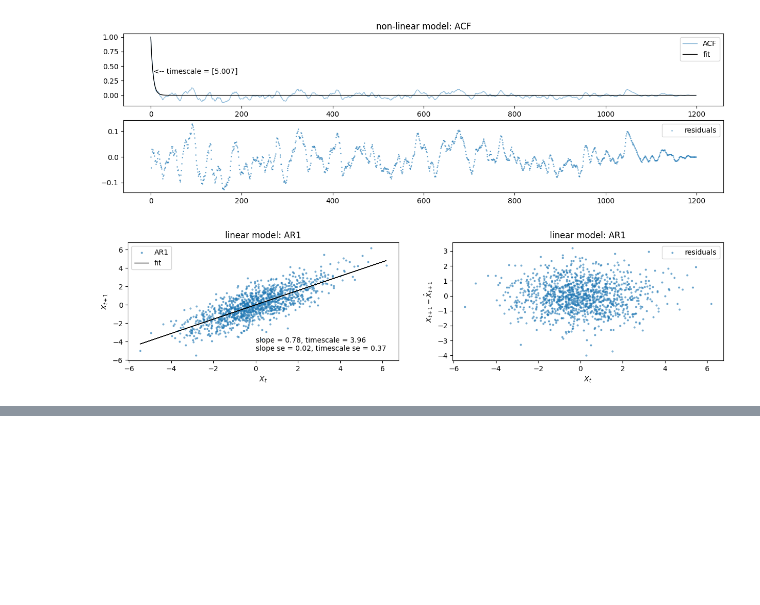
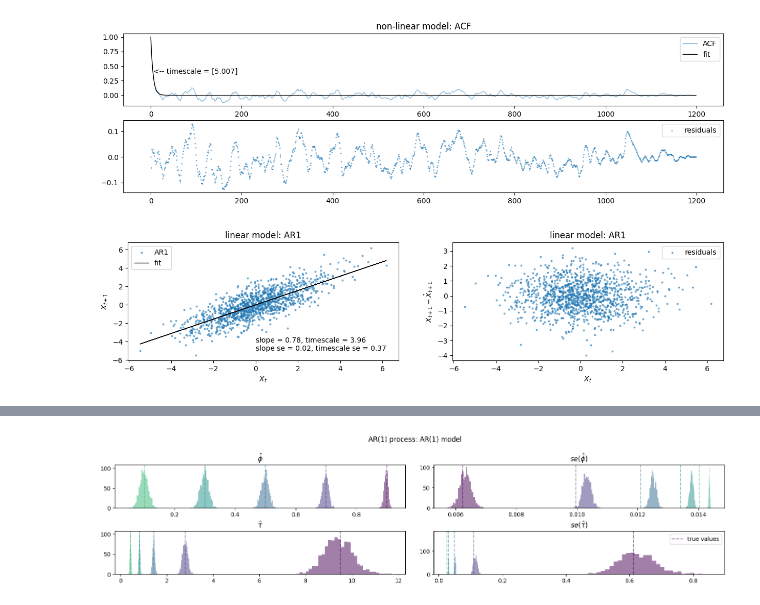
Before and after one commit to griegner/fmri-timescales, a Jupyter notebook: examples/00-simulation-example.ipynb, the cells around one changed output, grey strips where cells are left out. Saved outputs shown, nothing was run; the diff lists cells and outputs as text; code cells hidden in the pictures; blank space fills up the shorter version.

```diff
--- a/examples/00-simulation-example.ipynb
+++ b/examples/00-simulation-example.ipynb
@@ -170,23 +170,71 @@ ax[1].legend()
 # %%
-# repeate simulations of AR(1) process with fixed AR coefficients
+def calc_ar_bias(phis, n_timepoints, n_repeats=1000, random_seed=0):
+    """repeate simulations of AR(p) process with fixed coefficients phi_1, phi_2, ..., phi_p"""
+    random_state = np.random.default_rng(random_seed)
+    random_seeds = random_state.integers(0, 100000, size=n_repeats)
+
+    df = {"phi^": [], "se(phi^)": [], "tau^": [], "se(tau^)": []}
+
+    for random_seed in random_seeds:
+        for phi in phis:
+            X = sim.sim_ar(phi, n_timepoints, random_seed=random_seed)
+            lls = linregress(X[:-1], X[1:])
+            df["phi^"].append(lls.slope)
+            df["se(phi^)"].append(lls.stderr)
+            df["tau^"].append(-1 / np.log(lls.slope))
+            df["se(tau^)"].append(1 / (lls.slope * np.log(lls.slope) ** 2) * lls.stderr)
+
+    index = np.tile(np.arange(len(phis)), n_repeats)
+    return pd.DataFrame(df, index=index)
+
+
+def plot_ar_bias(df, ar1_coeffs, fig_title):
+    """plot deviations from true values"""
+    fig, axs = plt.subplots(2, 2, figsize=(16, 4))
+    fig.suptitle(fig_title)
+    fig.tight_layout(pad=2)
+
+    # set plotting arguments
+    colors = plt.cm.viridis(np.linspace(0, 1, len(ar1_coeffs) + 2))
+    hist_kwargs = dict(bins=30, alpha=0.5)
+    vline_kwargs = dict(ls="--", alpha=0.5)
+
+    # plot histograms for estimated values, and vlines for true values
+    for idx, df_group in df.groupby(level=0):
+        # phi
+        axs[0, 0].hist(df_group["phi^"], color=colors[idx], **hist_kwargs)
+        axs[0, 0].axvline(ar1_coeffs[idx], color=colors[idx], **vline_kwargs)
+
+        # se(phi)
+        axs[0, 1].hist(df_group["se(phi^)"], color=colors[idx], **hist_kwargs)
+        axs[0, 1].axvline(df_group["phi^"].std(), color=colors[idx], **vline_kwargs)
+
+        # tau
+        axs[1, 0].hist(df_group["tau^"], color=colors[idx], **hist_kwargs)
+        axs[1, 0].axvline(-1 / np.log(ar1_coeffs[idx]), color=colors[idx], **vline_kwargs)
+
+        # se(tau)
+        axs[1, 1].hist(df_group["se(tau^)"], color=colors[idx], **hist_kwargs)
+        axs[1, 1].axvline(df_group["tau^"].std(), color=colors[idx], **vline_kwargs)
+
+    axs[0, 0].set_title(r"$\hat{\phi}$")
+    axs[0, 1].set_title(r"$se(\hat{\phi})$")
+    axs[1, 0].set_title(r"$\hat{\tau}$")
+    axs[1, 1].set_title(r"$se(\hat{\tau})$")
+    axs[1, 1].legend(["true values"])
+
 
 n_timepoints = 4800
-n_repeats = 1000
-random_state = np.random.default_rng(1)
-random_seeds = random_state.integers(0, 100000, size=n_repeats)
 
-phis = [0.9, 0.7, 0.5, 0.3, 0.1]
+# AR(1)
+ar1_phis = [0.9, 0.7, 0.5, 0.3, 0.1]
+ar1_df = calc_ar_bias([[phi] for phi in ar1_phis], n_timepoints)
+plot_ar_bias(ar1_df, ar1_phis, "AR(1) process: AR(1) model")
 
-df = {"phi^": [], "se(phi^)": [], "tau^": [], "se(tau^)": []}
-for random_seed in random_seeds:  # n_repeates
-    for phi in phis:
-        X = sim.sim_ar([phi], n_timepoints, random_seed=random_seed)
-        lls = linregress(X[:-1], X[1:])  # linear model AR(1)
-        df["phi^"].append(lls.slope)
-        df["se(phi^)"].append(lls.stderr)
-        df["tau^"].append(-1 / np.log(lls.slope))
-        df["se(tau^)"].append(1 / (lls.slope * np.log(lls.slope) ** 2) * lls.stderr)
-
-df = pd.DataFrame(df, index=phis * n_repeats)
-df.head()
+# AR(2), w/in the stationarity triangle
+ar2_phis = [[phi, (0.5 - 0.5 * phi)] for phi in ar1_phis]
+# AR(1) coeffs calculated empirically using an AR(1) model w/ 100,000 timepoints
+ar1_phis = [0.948, 0.823, 0.664, 0.458, 0.176]
+ar2_df = calc_ar_bias(ar2_phis, n_timepoints)
+plot_ar_bias(ar2_df, ar1_phis, "AR(2) process: AR(1) model")
 # %% [output]
@@ -198,0 +241 @@ df.head()
+[figure, added]
```
Also changed, not shown: parts of 4 cells of this notebook, 2 other files.
